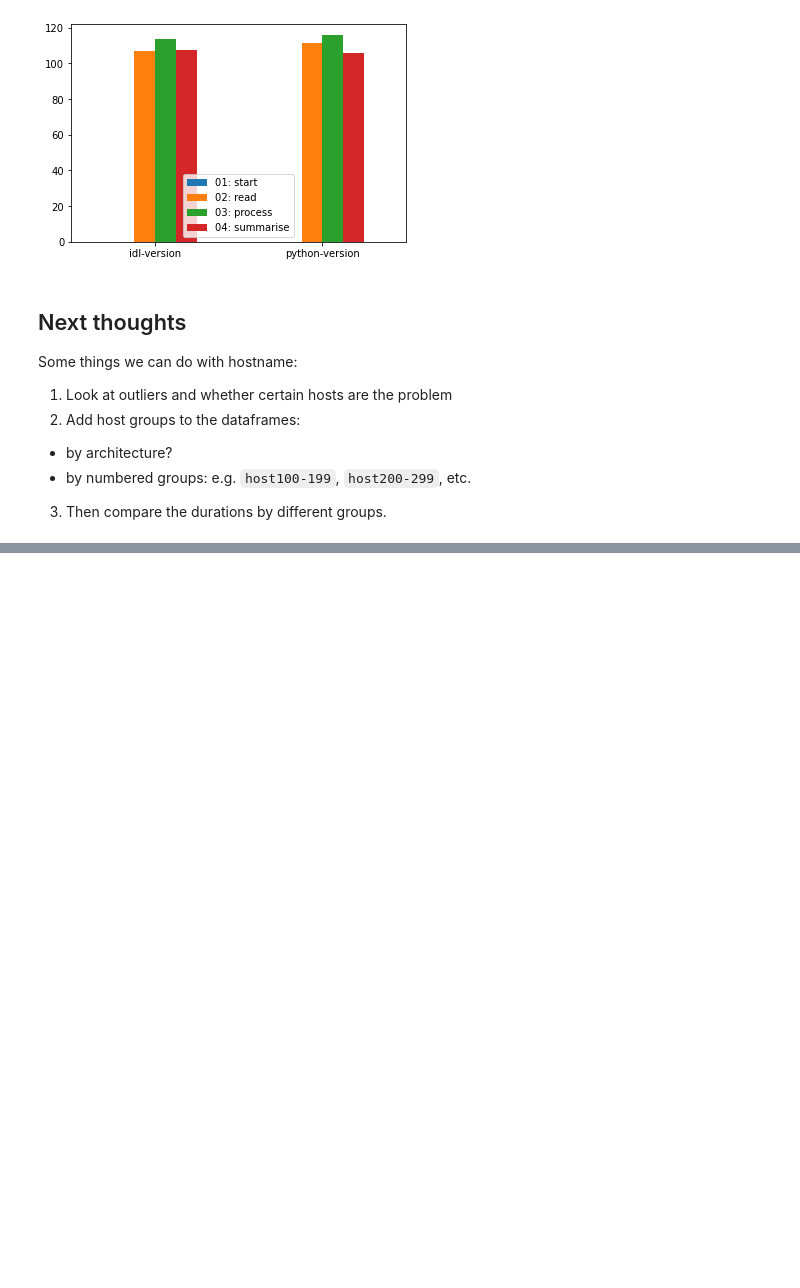
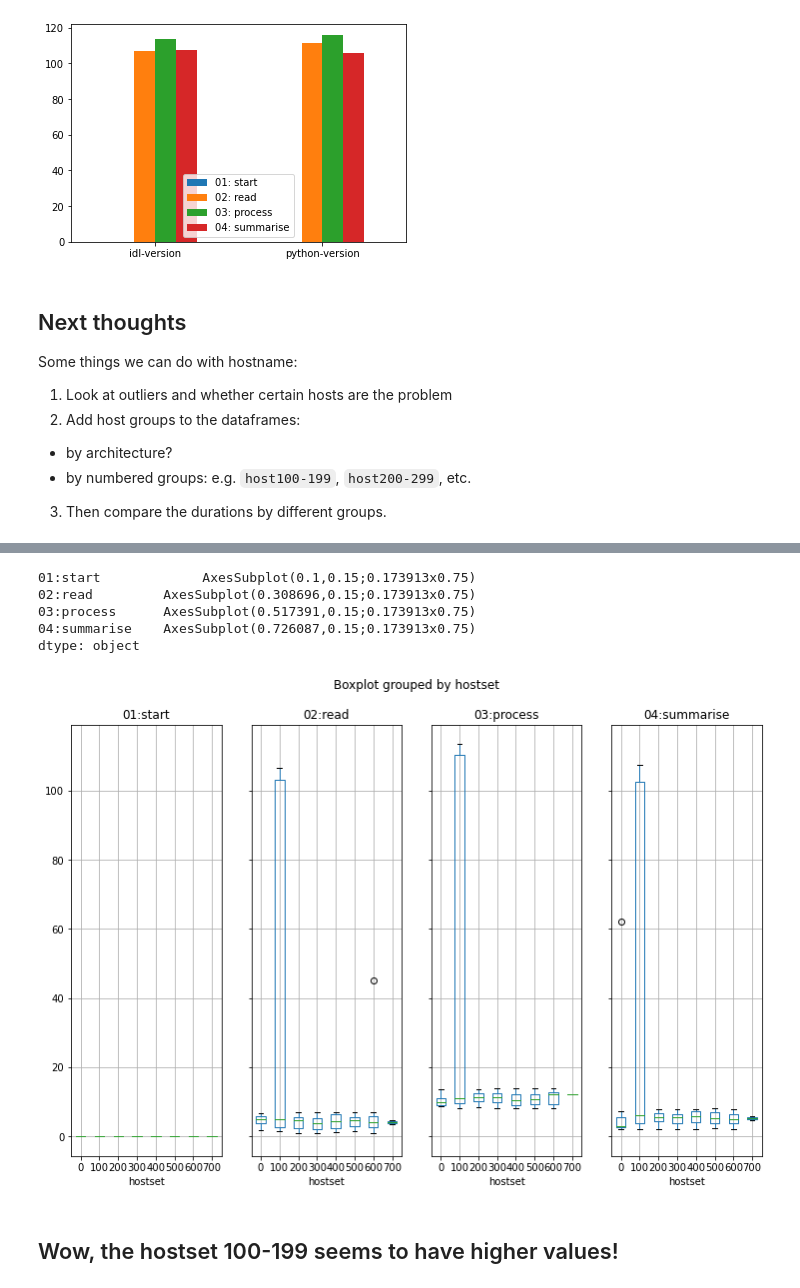
Before and after one commit to cedadev/wflogger, a Jupyter notebook: notebooks/wflog-plots.ipynb, the cells around one changed output, grey strips where cells are left out. Drawn from its saved outputs; the diff is of its cells as text; code cells hidden in the pictures; blank space fills up the shorter version.

```diff
--- a/notebooks/wflog-plots.ipynb
+++ b/notebooks/wflog-plots.ipynb
@@ -73,0 +177,11 @@ wfa = importlib.reload(wflogger.analysis)
+# %%
+df1_stats.groupby(["stage_name"]).boxplot(column=["duration"], by="hostset", layout=(1, 4), figsize=(12, 8))
+# %% [output]
+01:start             AxesSubplot(0.1,0.15;0.173913x0.75)
+02:read         AxesSubplot(0.308696,0.15;0.173913x0.75)
+03:process      AxesSubplot(0.517391,0.15;0.173913x0.75)
+04:summarise    AxesSubplot(0.726087,0.15;0.173913x0.75)
+dtype: object
+[figure, added]
+# %% [markdown]
+## Wow, the hostset 100-199 seems to have higher values!
```
Also changed, not shown: parts of 14 cells of this notebook.
